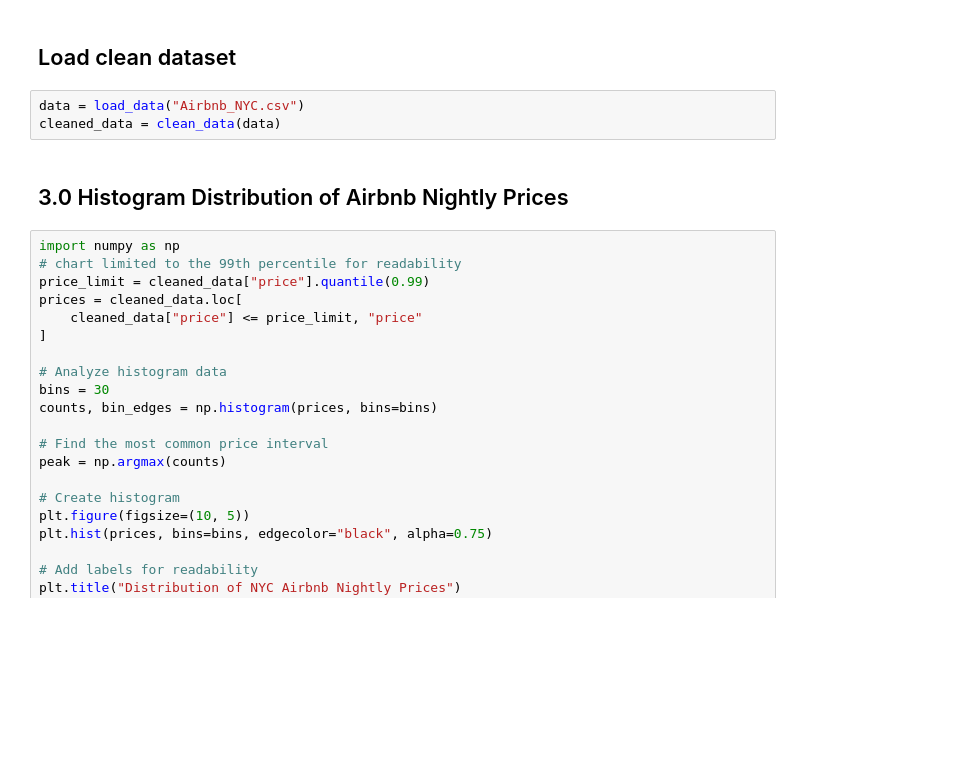
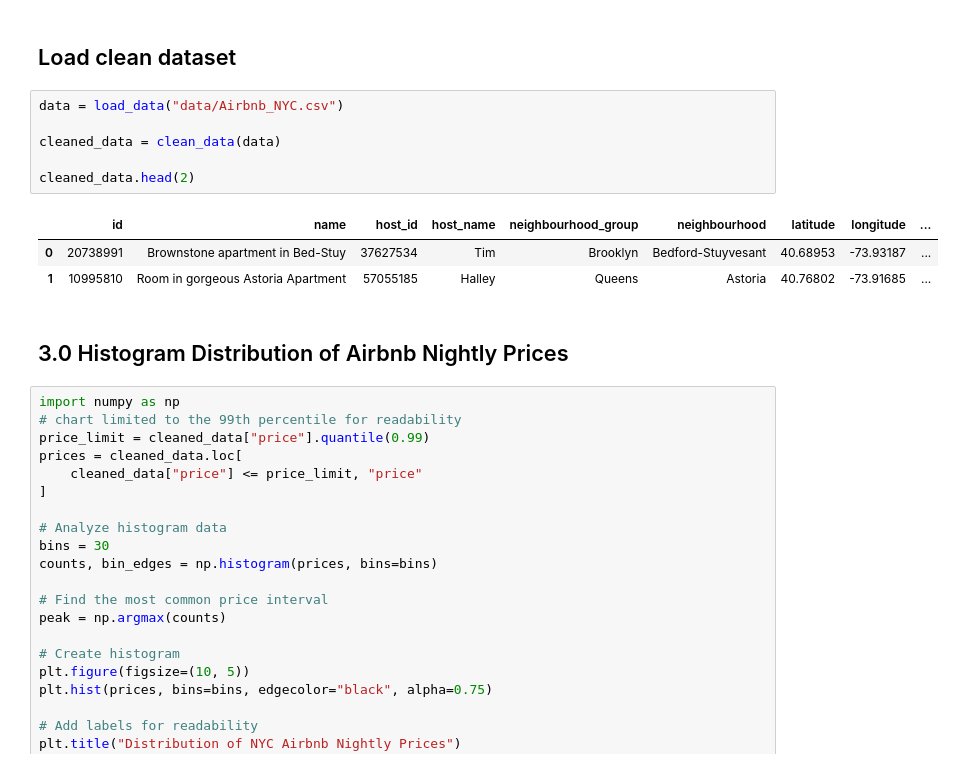
Before and after one commit to UNFC-CPSC620/CPSC-620-3-Agile-Software-Development, a Jupyter notebook: NYC_Airbnb_ Visualizations.ipynb, the cells around one changed output. Cells and saved outputs as stored; diff of their text form; blank space fills up the shorter version.

```diff
--- a/NYC_Airbnb_ Visualizations.ipynb
+++ b/NYC_Airbnb_ Visualizations.ipynb
@@ -34,8 +61,15 @@ import matplotlib.pyplot as plt
 # %% [markdown]
 ## Load clean dataset
-# %%
-data = load_data("Airbnb_NYC.csv")
-cleaned_data = clean_data(data)
+# %%
+data = load_data("data/Airbnb_NYC.csv")
+
+cleaned_data = clean_data(data)
+
+cleaned_data.head(2)
+# %% [output]
+|  | id | name | host_id | host_name | neighbourhood_group | neighbourhood | latitude | longitude | ... |
+| 0 | 20738991 | Brownstone apartment in Bed-Stuy | 37627534 | Tim | Brooklyn | Bedford-Stuyvesant | 40.68953 | -73.93187 | ... |
+| 1 | 10995810 | Room in gorgeous Astoria Apartment | 57055185 | Halley | Queens | Astoria | 40.76802 | -73.91685 | ... |
 # %% [markdown]
 
 ## 3.0 Histogram Distribution of Airbnb Nightly Prices
```
Also changed, not shown: parts of 8 cells of this notebook.
